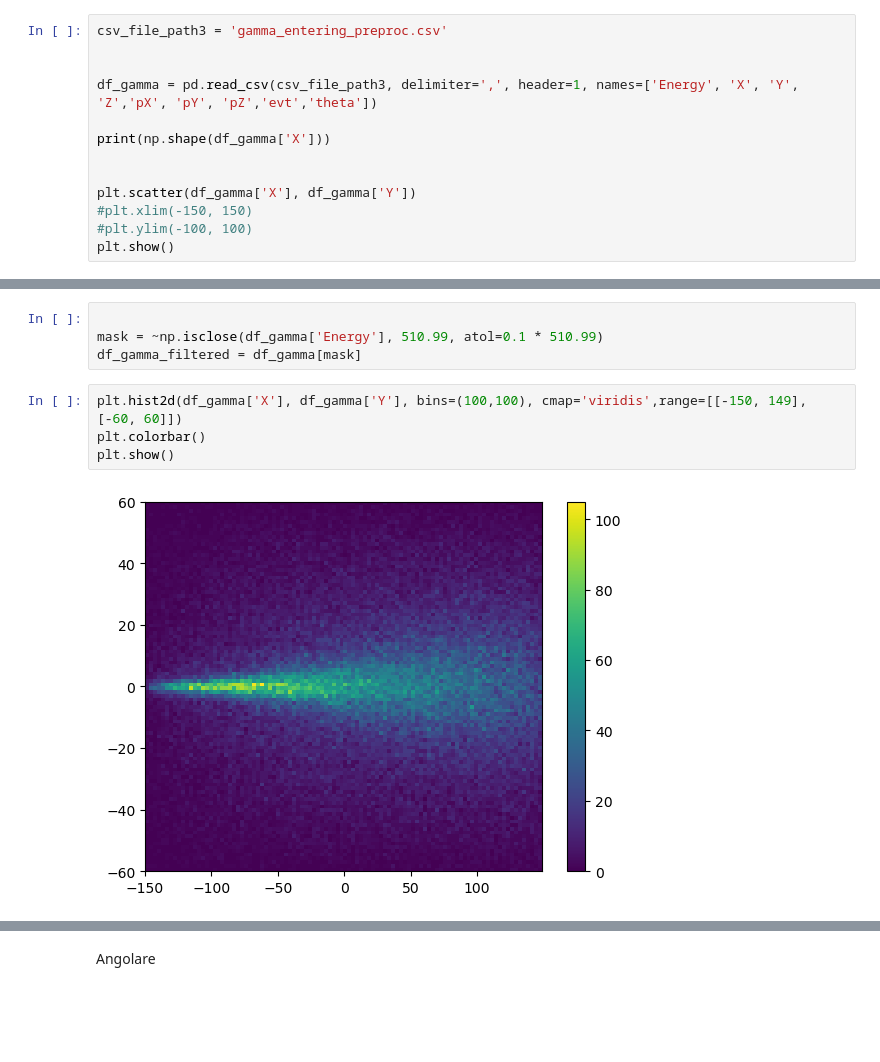
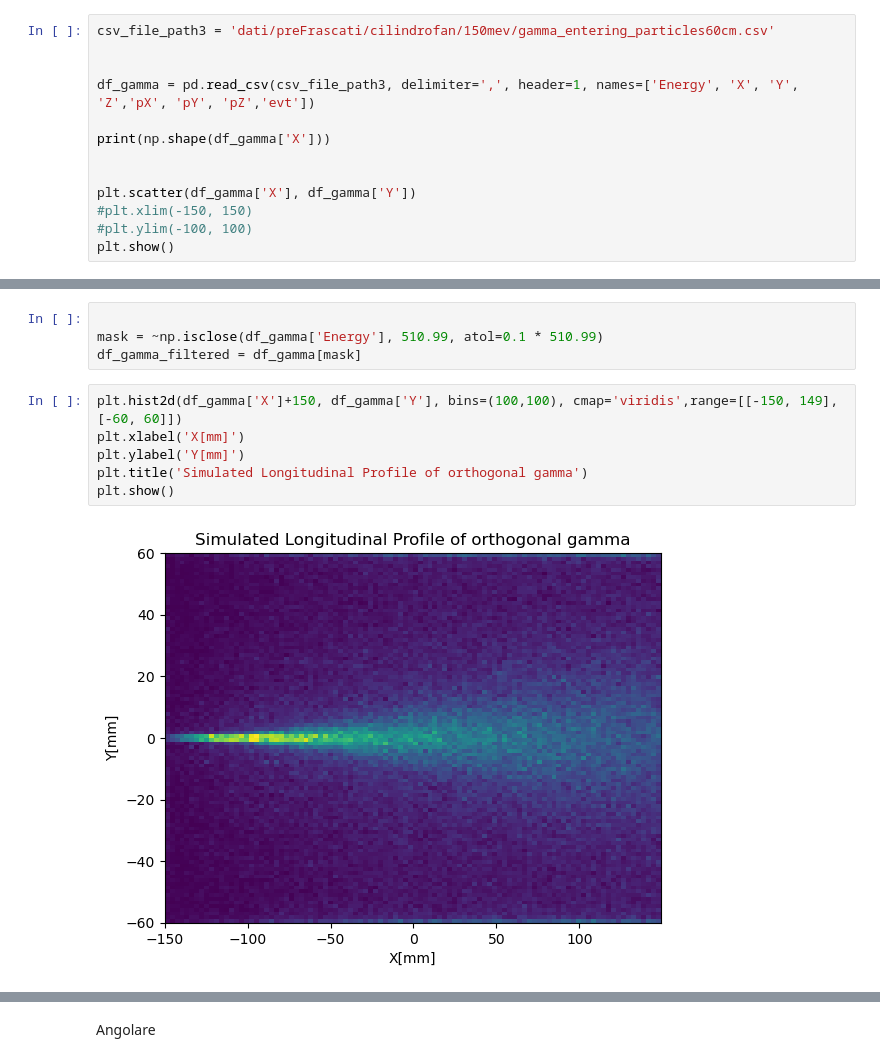
Before and after one commit to francescouni0/Online-Monitoring, a Jupyter notebook: Brem.ipynb, the cells around one changed output, grey strips where cells are left out. Drawn from its saved outputs; the diff is of its cells as text; blank space fills up the shorter version.

```diff
--- a/Brem.ipynb
+++ b/Brem.ipynb
@@ -63,10 +63,10 @@ plt.show()
 # %% [markdown]
 Demonstration
 # %%
-csv_file_path3 = 'gamma_entering_preproc.csv'
+csv_file_path3 = 'dati/preFrascati/cilindrofan/150mev/gamma_entering_particles60cm.csv'
 
 
-df_gamma = pd.read_csv(csv_file_path3, delimiter=',', header=1, names=['Energy', 'X', 'Y', 'Z','pX', 'pY', 'pZ','evt','theta'])
+df_gamma = pd.read_csv(csv_file_path3, delimiter=',', header=1, names=['Energy', 'X', 'Y', 'Z','pX', 'pY', 'pZ','evt'])
 
 print(np.shape(df_gamma['X']))
 
@@ -83,11 +83,13 @@ plt.show()
 mask = ~np.isclose(df_gamma['Energy'], 510.99, atol=0.1 * 510.99)
 df_gamma_filtered = df_gamma[mask]
 # %%
-plt.hist2d(df_gamma['X'], df_gamma['Y'], bins=(100,100), cmap='viridis',range=[[-150, 149], [-60, 60]])
-plt.colorbar()
+plt.hist2d(df_gamma['X']+150, df_gamma['Y'], bins=(100,100), cmap='viridis',range=[[-150, 149], [-60, 60]])
+plt.xlabel('X[mm]')
+plt.ylabel('Y[mm]')
+plt.title('Simulated Longitudinal Profile of orthogonal gamma')
 plt.show()
 # %% [output]
-[figure, old version]
+[figure, new version]
 # %%
 hist2d, x_edges, y_edges = np.histogram2d(df_gamma['X'], df_gamma['Y'], bins=(100, 1), range=[[-151, 151], [-100, 100]])
 
```
Also changed, not shown: parts of 4 cells of this notebook, 2 other files.
